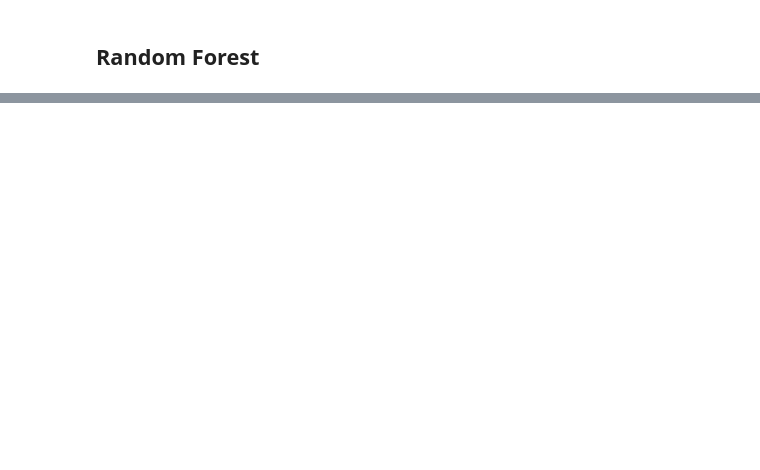
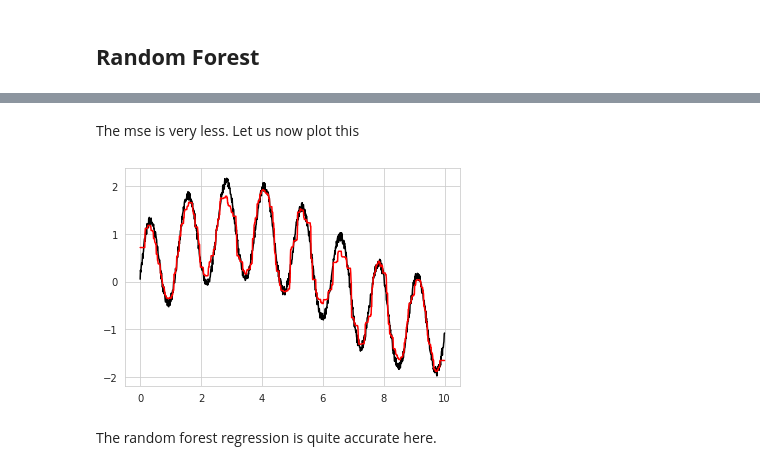
Before and after one commit to albinjohn366/DataScience_Tutorials, a Jupyter notebook: Decison_Tree_and_Random_Forest.ipynb, the cells around one changed output, grey strips where cells are left out. Cells and saved outputs as stored; diff of their text form; code cells hidden in the pictures; blank space fills up the shorter version.

```diff
--- a/Decison_Tree_and_Random_Forest.ipynb
+++ b/Decison_Tree_and_Random_Forest.ipynb
@@ -76,0 +124,10 @@ visualize_classifier(rf_classifier, x, y)
+# %% [markdown]
+The mse is very less. Let us now plot this
+# %%
+sns.lineplot(x=x_rfr_test, y=y_rfr_test, color='k')
+sns.lineplot(x=x_rfr_test, y=rfr_pred, color='r')
+plt.show()
+# %% [output]
+[figure, added]
+# %% [markdown]
+The random forest regression is quite accurate here.
```
Also changed, not shown: parts of 9 cells of this notebook.
